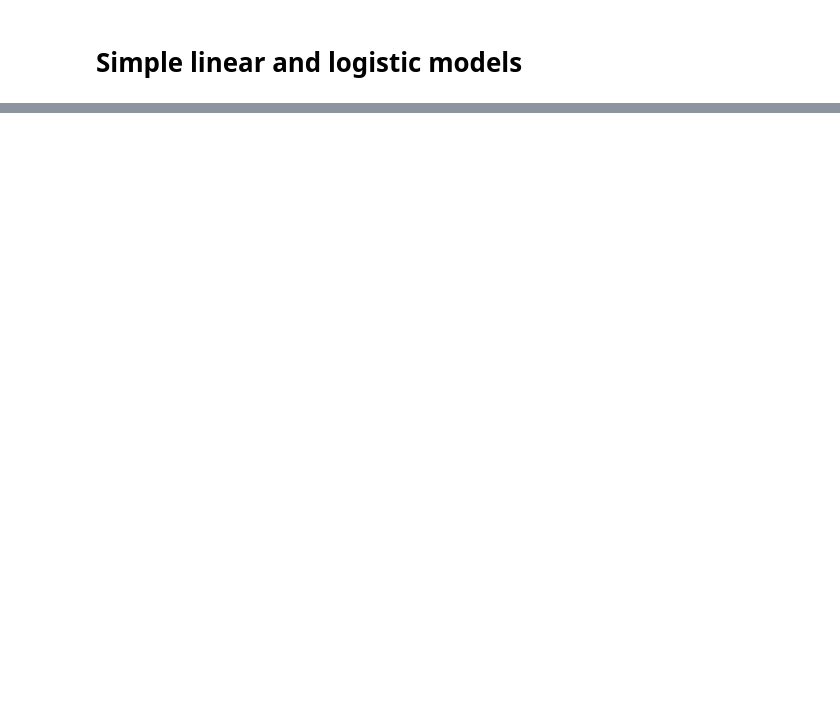
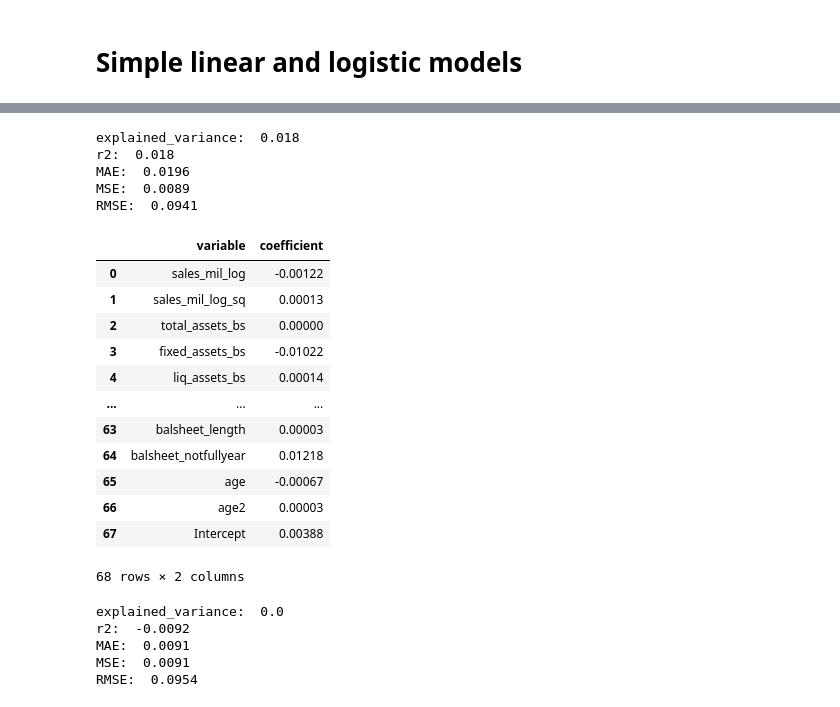
Before and after one commit to 00Dabide/DA3-Assignment-3, a Jupyter notebook: Assignment-3.ipynb, the cells around one changed output, grey strips where cells are left out. Saved outputs shown, nothing was run; the diff lists cells and outputs as text; code cells hidden in the pictures; blank space fills up the shorter version.

```diff
--- a/Assignment-3.ipynb
+++ b/Assignment-3.ipynb
@@ -585,7 +666,7 @@ engvar = ["total_assets_bs", "fixed_assets_bs", "liq_assets_bs", "curr_assets_bs
 engvar2 = ["extra_profit_loss_pl_quad", "inc_bef_tax_pl_quad",
              "profit_loss_year_pl_quad", "share_eq_bs_quad"]
 engvar3 = []
-for col in data_train.columns:
+for col in data.columns:
     if col.endswith('flag_low') or col.endswith('flag_high') or col.endswith('flag_error') or col.endswith('flag_zero'):
         engvar3.append(col)
 
@@ -707,0 +807,34 @@ create_coef_matrix(X1, glm_modelx1)
+# %%
+ols_model = LinearRegression().fit(X4, y)
+regression_results(y, ols_model.predict(X4))
+# %% [output]
+explained_variance:  0.018
+r2:  0.018
+MAE:  0.0196
+MSE:  0.0089
+RMSE:  0.0941
+# %%
+create_coef_matrix(X4, ols_model)
+# %% [output]
+|  | variable | coefficient |
+| 0 | sales_mil_log | -0.00122 |
+| 1 | sales_mil_log_sq | 0.00013 |
+| 2 | total_assets_bs | 0.00000 |
+| 3 | fixed_assets_bs | -0.01022 |
+| 4 | liq_assets_bs | 0.00014 |
+| ... | ... | ... |
+| 63 | balsheet_length | 0.00003 |
+| 64 | balsheet_notfullyear | 0.01218 |
+| 65 | age | -0.00067 |
+| 66 | age2 | 0.00003 |
+| 67 | Intercept | 0.00388 |
+68 rows × 2 columns
+# %%
+glm_model = LogisticRegression(solver="newton-cg",max_iter=1000, penalty="none").fit(X4, y)
+regression_results(y, glm_model.predict(X4))
+# %% [output]
+explained_variance:  0.0
+r2:  -0.0092
+MAE:  0.0091
+MSE:  0.0091
+RMSE:  0.0954
```
Also changed, not shown: parts of 41 cells of this notebook.
